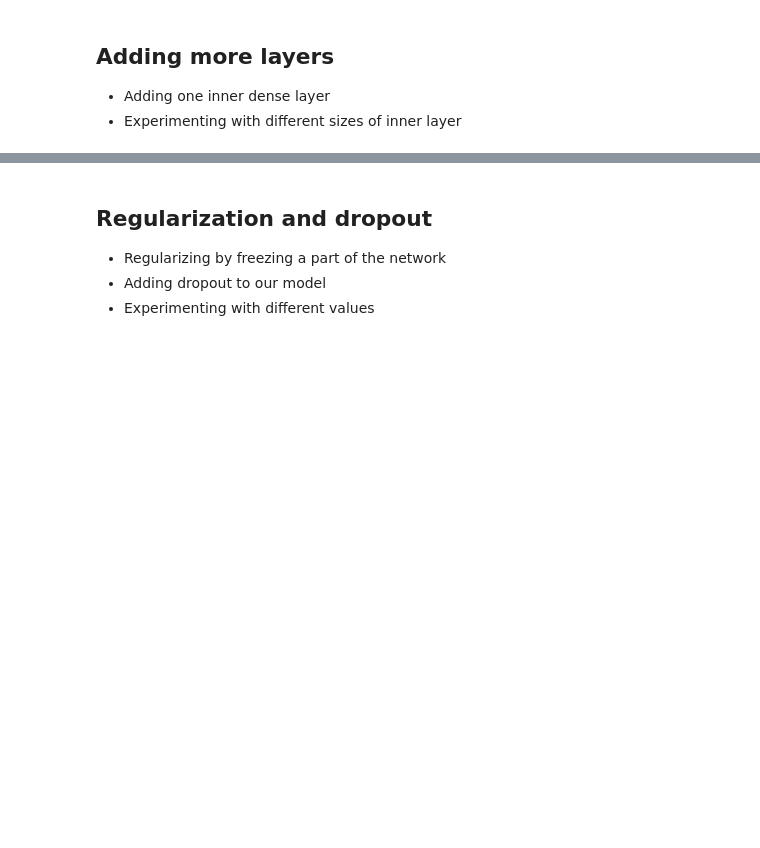
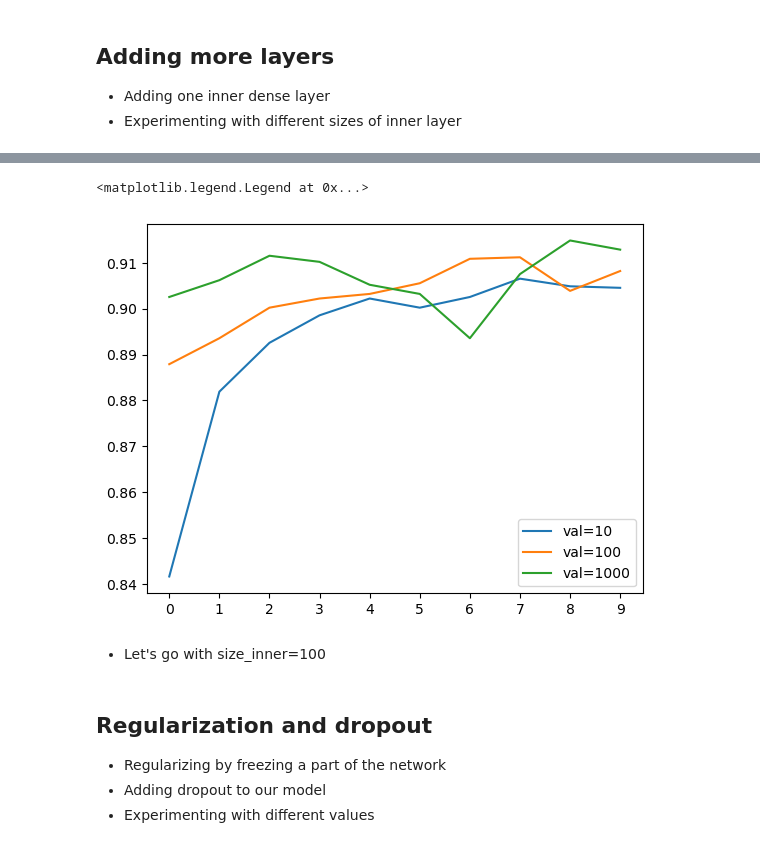
Before and after one commit to ranga4all1/geo-image-classification, a Jupyter notebook: notebooks/notebook.ipynb, the cells around one changed output, grey strips where cells are left out. Drawn from its saved outputs; the diff is of its cells as text; code cells hidden in the pictures; blank space fills up the shorter version.

```diff
--- a/notebooks/notebook.ipynb
+++ b/notebooks/notebook.ipynb
@@ -128,7 +246,7 @@ def make_model(learning_rate=0.01):
     inputs = keras.Input(shape=(150, 150, 3))
     base = base_model(inputs, training=False)
     vectors = keras.layers.GlobalAveragePooling2D()(base)
-    outputs = keras.layers.Dense(10)(vectors)
+    outputs = keras.layers.Dense(6)(vectors)
     model = keras.Model(inputs, outputs)
 
     #########################################
@@ -186,7 +328,7 @@ chechpoint = keras.callbacks.ModelCheckpoint(
     mode='max'
 )
 # %%
-learning_rate = 0.001
+learning_rate = 0.0001
 
 model = make_model(learning_rate=learning_rate)
 
@@ -218,7 +381,7 @@ def make_model(learning_rate=0.01, size_inner=100):
 
     inner = keras.layers.Dense(size_inner, activation='relu')(vectors)
 
-    outputs = keras.layers.Dense(10)(inner)
+    outputs = keras.layers.Dense(6)(inner)
 
     model = keras.Model(inputs, outputs)
 
@@ -235,7 +398,7 @@ def make_model(learning_rate=0.01, size_inner=100):
 
     return model
 # %%
-learning_rate = 0.001
+learning_rate = 0.0001
 
 scores = {}
 
@@ -251,10 +432,15 @@ for size in [10, 100, 1000]:
 # %%
 for size, hist in scores.items():
     plt.plot(hist['val_accuracy'], label=('val=%s' % size))
 
 plt.xticks(np.arange(10))
-plt.yticks([0.78, 0.80, 0.82, 0.83, 0.85])
+# plt.yticks([0.83, 0.85, 0.87, 0.89, 0.91, 0.93])
 plt.legend()
+# %% [output]
+<matplotlib.legend.Legend at 0x...>
+[figure, added]
+# %% [markdown]
+- Let's go with size_inner=100
 # %% [markdown]
 ## Regularization and dropout
 - Regularizing by freezing a part of the network
```
Also changed, not shown: parts of 50 cells of this notebook, 3 other files.
